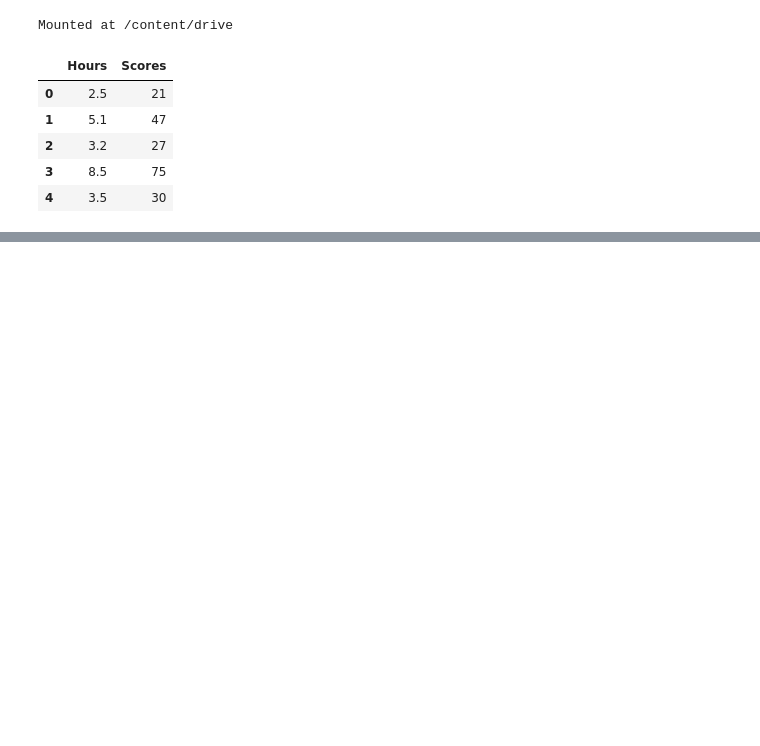
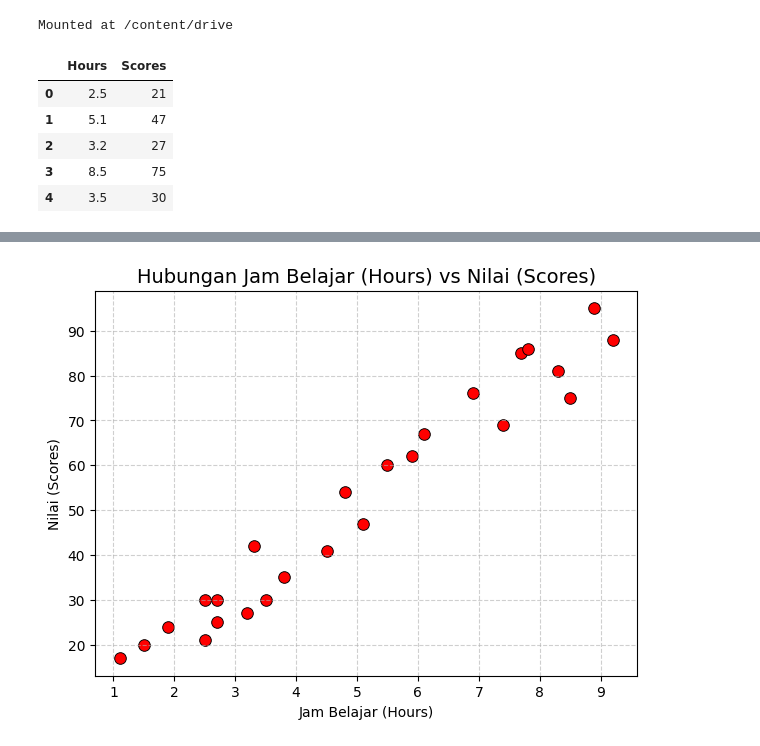
Before and after one commit to arifin220195/student-score-ml-regression, a Jupyter notebook: student_score_ml_regression.ipynb, the cells around one changed output, grey strips where cells are left out. Saved outputs shown, nothing was run; the diff lists cells and outputs as text; code cells hidden in the pictures; blank space fills up the shorter version.

```diff
--- a/student_score_ml_regression.ipynb
+++ b/student_score_ml_regression.ipynb
@@ -36,0 +86,11 @@ dataset.head()
+# %%
+# Scatter plot Hours vs Scores
+plt.figure(figsize=(7,5))
+sns.scatterplot(x="Hours", y="Scores", data=ds, color="red", s=70, edgecolor="black")
+plt.title("Hubungan Jam Belajar (Hours) vs Nilai (Scores)", fontsize=14)
+plt.xlabel("Jam Belajar (Hours)")
+plt.ylabel("Nilai (Scores)")
+plt.grid(True, linestyle="--", alpha=0.6)
+plt.show()
+# %% [output]
+[figure, added]
```
Also changed, not shown: parts of 16 cells of this notebook.
